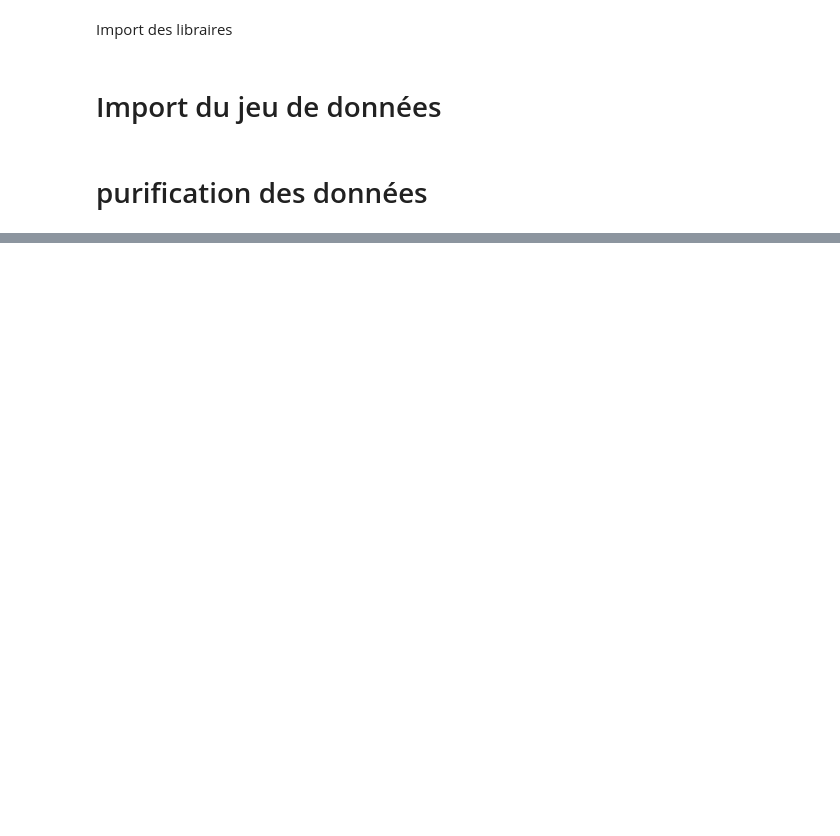
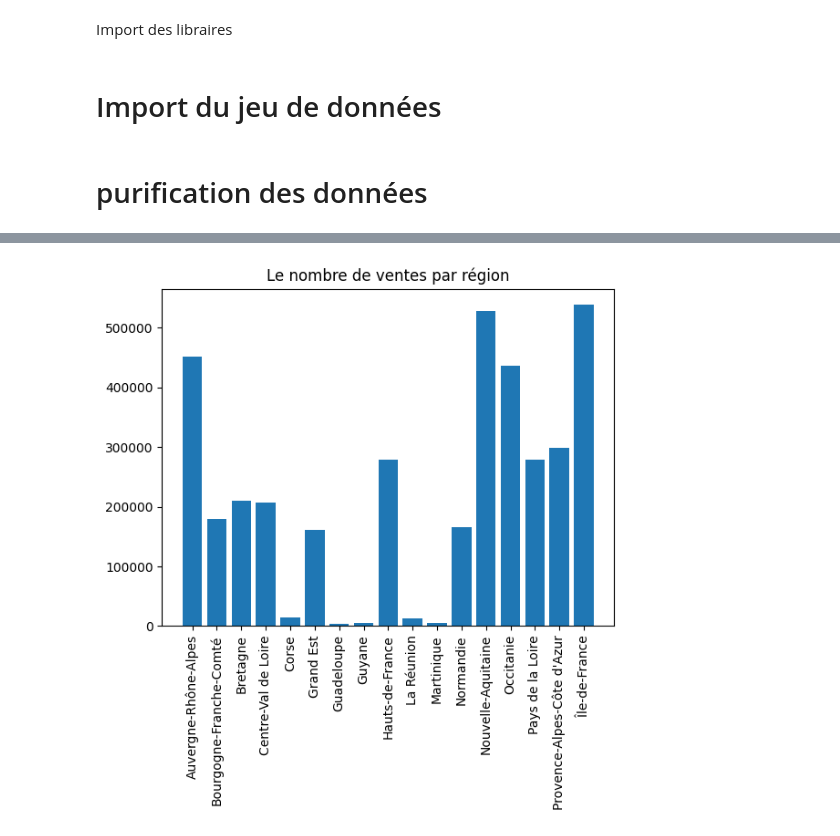
Before and after one commit to yougoxe/data_analyse_dvf, a Jupyter notebook: src/analyse.ipynb, the cells around one changed output, grey strips where cells are left out. Saved outputs shown, nothing was run; the diff lists cells and outputs as text; code cells hidden in the pictures; blank space fills up the shorter version.

```diff
--- a/src/analyse.ipynb
+++ b/src/analyse.ipynb
@@ -95,0 +141,10 @@ plt.show()
+# %%
+plt.bar(nombre_vente_region['region_name'],nombre_vente_region['nombre_vente'])
+
+# Ajouter un titre
+plt.title('Le nombre de ventes par région')
+# Afficher le diagramme
+plt.xticks(rotation=90)
+plt.show()
+# %% [output]
+[figure, added]
```
Also changed, not shown: parts of 9 cells of this notebook.
